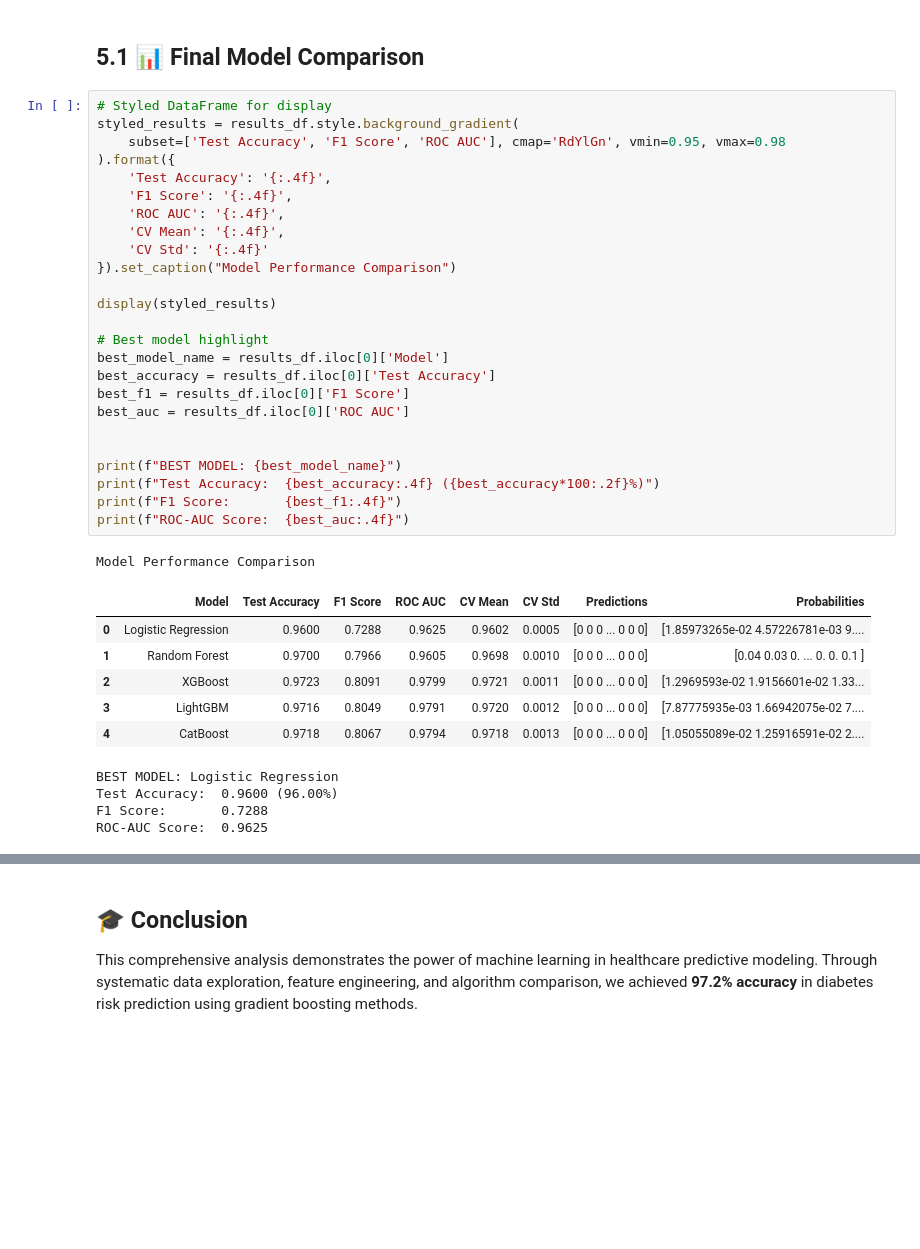
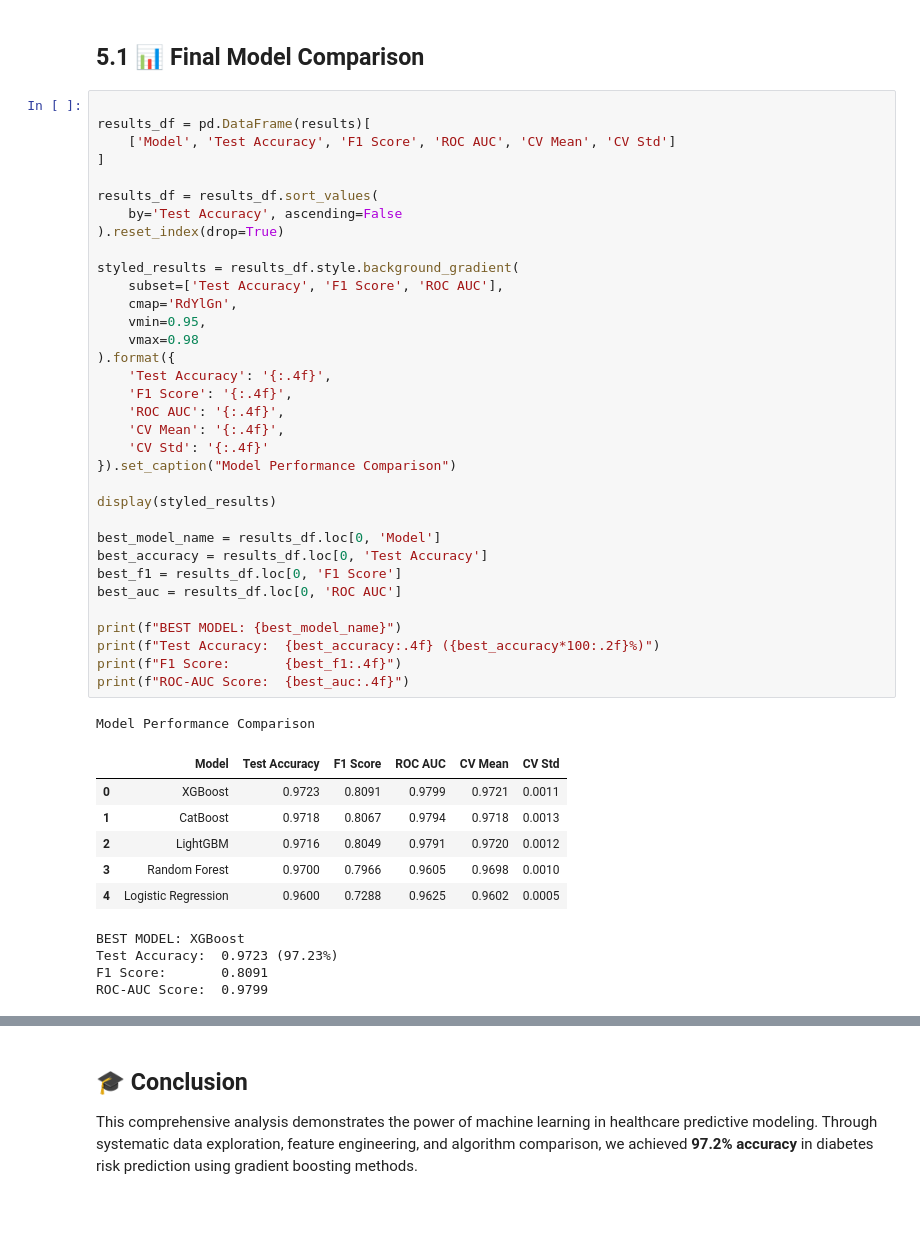
Before and after one commit to AdnanZamanNiloy/ML-DL-Based-Work, a Jupyter notebook: diabetes-risk-a-comprehensive-ml-analysis.ipynb, the cells around one changed output, grey strips where cells are left out. Cells and saved outputs as stored; diff of their text form; blank space fills up the shorter version.

```diff
--- a/diabetes-risk-a-comprehensive-ml-analysis.ipynb
+++ b/diabetes-risk-a-comprehensive-ml-analysis.ipynb
@@ -592,42 +592,51 @@ plt.show()
 # %% [markdown]
 ## 5.1 📊 Final Model Comparison
 # %%
-# Styled DataFrame for display
+
+results_df = pd.DataFrame(results)[
+    ['Model', 'Test Accuracy', 'F1 Score', 'ROC AUC', 'CV Mean', 'CV Std']
+]
+
+results_df = results_df.sort_values(
+    by='Test Accuracy', ascending=False
+).reset_index(drop=True)
+
 styled_results = results_df.style.background_gradient(
-    subset=['Test Accuracy', 'F1 Score', 'ROC AUC'], cmap='RdYlGn', vmin=0.95, vmax=0.98
+    subset=['Test Accuracy', 'F1 Score', 'ROC AUC'],
+    cmap='RdYlGn',
+    vmin=0.95,
+    vmax=0.98
 ).format({
     'Test Accuracy': '{:.4f}',
     'F1 Score': '{:.4f}',
     'ROC AUC': '{:.4f}',
     'CV Mean': '{:.4f}',
     'CV Std': '{:.4f}'
 }).set_caption("Model Performance Comparison")
 
 display(styled_results)
 
-# Best model highlight
-best_model_name = results_df.iloc[0]['Model']
-best_accuracy = results_df.iloc[0]['Test Accuracy']
-best_f1 = results_df.iloc[0]['F1 Score']
-best_auc = results_df.iloc[0]['ROC AUC']
-
+best_model_name = results_df.loc[0, 'Model']
+best_accuracy = results_df.loc[0, 'Test Accuracy']
+best_f1 = results_df.loc[0, 'F1 Score']
+best_auc = results_df.loc[0, 'ROC AUC']
 
 print(f"BEST MODEL: {best_model_name}")
 print(f"Test Accuracy:  {best_accuracy:.4f} ({best_accuracy*100:.2f}%)")
 print(f"F1 Score:       {best_f1:.4f}")
 print(f"ROC-AUC Score:  {best_auc:.4f}")
 # %% [output]
 Model Performance Comparison
-|  | Model | Test Accuracy | F1 Score | ROC AUC | CV Mean | CV Std | Predictions | Probabilities |
-| 0 | Logistic Regression | 0.9600 | 0.7288 | 0.9625 | 0.9602 | 0.0005 | [0 0 0 ... 0 0 0] | [1.85973265e-02 4.57226781e-03 9.... |
-| 1 | Random Forest | 0.9700 | 0.7966 | 0.9605 | 0.9698 | 0.0010 | [0 0 0 ... 0 0 0] | [0.04 0.03 0. ... 0. 0. 0.1 ] |
-| 2 | XGBoost | 0.9723 | 0.8091 | 0.9799 | 0.9721 | 0.0011 | [0 0 0 ... 0 0 0] | [1.2969593e-02 1.9156601e-02 1.33... |
-| 3 | LightGBM | 0.9716 | 0.8049 | 0.9791 | 0.9720 | 0.0012 | [0 0 0 ... 0 0 0] | [7.87775935e-03 1.66942075e-02 7.... |
-| 4 | CatBoost | 0.9718 | 0.8067 | 0.9794 | 0.9718 | 0.0013 | [0 0 0 ... 0 0 0] | [1.05055089e-02 1.25916591e-02 2.... |
+|  | Model | Test Accuracy | F1 Score | ROC AUC | CV Mean | CV Std |
+| 0 | XGBoost | 0.9723 | 0.8091 | 0.9799 | 0.9721 | 0.0011 |
+| 1 | CatBoost | 0.9718 | 0.8067 | 0.9794 | 0.9718 | 0.0013 |
+| 2 | LightGBM | 0.9716 | 0.8049 | 0.9791 | 0.9720 | 0.0012 |
+| 3 | Random Forest | 0.9700 | 0.7966 | 0.9605 | 0.9698 | 0.0010 |
+| 4 | Logistic Regression | 0.9600 | 0.7288 | 0.9625 | 0.9602 | 0.0005 |
-BEST MODEL: Logistic Regression
-Test Accuracy:  0.9600 (96.00%)
-F1 Score:       0.7288
-ROC-AUC Score:  0.9625
+BEST MODEL: XGBoost
+Test Accuracy:  0.9723 (97.23%)
+F1 Score:       0.8091
+ROC-AUC Score:  0.9799
 # %% [markdown]
 <h2>5.2 💡 Key Insights & Clinical Implications</h2>
 
```
Also changed, not shown: parts of 2 cells of this notebook.
